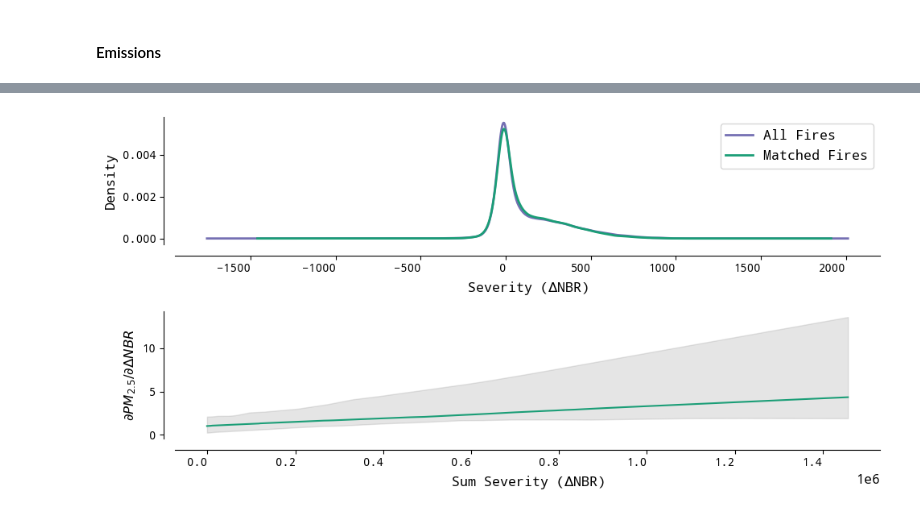
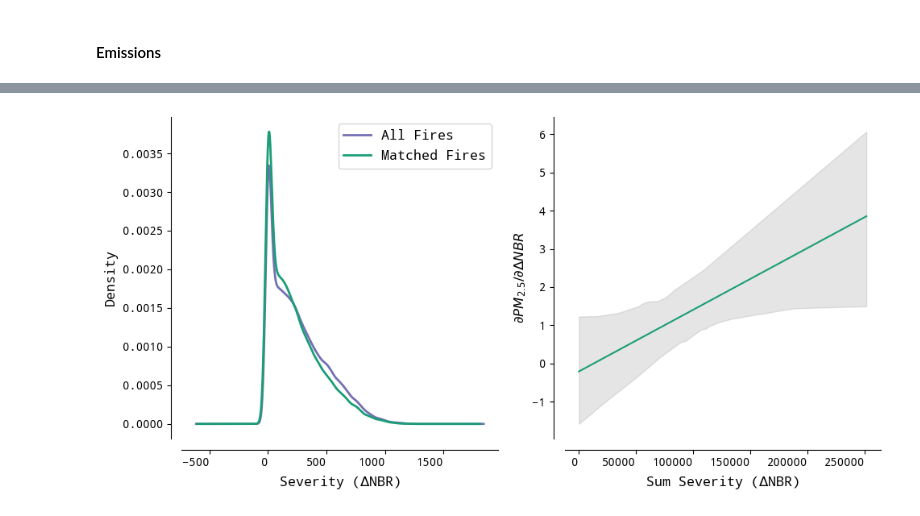
Before and after one commit to echolab-stanford/prescribed_fires, a Jupyter notebook: analysis/simulation.ipynb, the cells around one changed output, grey strips where cells are left out. Cells and saved outputs as stored; diff of their text form; code cells hidden in the pictures.

```diff
--- a/analysis/simulation.ipynb
+++ b/analysis/simulation.ipynb
@@ -577,28 +516,25 @@ range_severity = np.arange(
     100,
 )
 
-
 boot_samples = []
-for _ in tqdm.tqdm(range(100), desc="Bootstrapping"):
+for _ in tqdm.tqdm(range(100), desc="Bootstrappin'"):
     # Sample with replacement
-    sample = smoke_linked[smoke_linked.coverage_threshold == 0.5].sample(
-        frac=1, replace=True
-    )
+    sample = smoke_linked.sample(frac=1, replace=True)
 
     # Estimate the model
     try:
         model = make_model(
             sample,
-            formula="sum_contrib ~ sum_severity + I(sum_severity**2) + total_days + total_pixels",
+            formula="sum_contrib ~ sum_severity + I(sum_severity ** 2) + total_days + total_pixels",
             fe=True,
         )
 
         # Select only the coefficients of interest
-        coefs = model["fe"]
-        coefs = coefs[coefs.index.str.contains("sum_severity")].values[:, 0]
+        coefs_ = model["fe"]
+        coefs_ = coefs_[coefs_.index.str.contains("sum_severity")].values[:, 0]
 
         # Calculate the marginal effect
-        marginal = coefs[0] + (2.0 * coefs[1]) * range_severity
+        marginal = (2 * coefs_[1]) * range_severity + coefs_[0]
 
         boot_samples.append(marginal)
     except Exception as e:
@@ -606,4 +542,4 @@ for _ in tqdm.tqdm(range(100), desc="Bootstrapping"):
         pass
 
 boots = np.vstack(boot_samples)
-bounds = np.percentile(boots, [2.5, 50, 97.5], axis=0)
+bounds = np.percentile(boots, [2.5, 97.5], axis=0)
@@ -618,16 +546,12 @@ Demeaning failed after 100_000 iterations.
 # %%
 # Plot the predictions
-fig, ax = plt.subplots(2, 1, figsize=(10, 5))
-dnbr[dnbr.year > 2006].dnbr.plot.density(ax=ax[0], color="#7570b3", linewidth=2)
-dnbr[
-    (dnbr.year > 2006)
-    & (
-        dnbr.event_id.isin(
-            smoke_linked[
-                smoke_linked.coverage_threshold > 0.6
-            ].event_id.tolist()
-        )
-    )
+fig, ax = plt.subplots(1, 2, figsize=(10, 5))
+treatments_dnbr[treatments_dnbr.year > 2006].dnbr.plot.density(
+    ax=ax[0], color="#7570b3", linewidth=2
+)
+treatments_dnbr[
+    (treatments_dnbr.year > 2006)
+    & (treatments_dnbr.event_id.isin(smoke_linked.event_id.tolist()))
 ].dnbr.plot.density(ax=ax[0], color="#1b9e77", linewidth=2)
 
 # Apply template
@@ -636,33 +560,33 @@ template_plots(ax[0], xlab="Severity ($\Delta$NBR)", ylab="Density")
 # Add a legend for the two density lines
 ax[0].legend(["All Fires", "Matched Fires"], loc="upper right")
 
 # Plot marginal effect of severity on emissions
 ax[1].fill_between(
     range_severity,
     bounds[0],
-    bounds[2],
+    bounds[1],
     alpha=0.2,
     color="gray",
 )
 
 # Plot median prediction as a line
 ax[1].plot(
     range_severity,
-    bounds[1],
+    np.mean(boots, axis=0),
     color="#1b9e77",
 )
 
 # Apply template
 template_plots(
     ax[1],
     xlab="Sum Severity ($\Delta$NBR)",
     ylab="$\partial PM_{2.5} / \partial \Delta NBR$",
 )
 
 
 plt.tight_layout()
 
 # Save plot as a vector graphic
 plt.savefig("../figs/severity_emissions_link.png", bbox_inches="tight")
 # %% [output]
-[figure, old version]
+[figure, new version]
```
Also changed, not shown: parts of 48 cells of this notebook.
